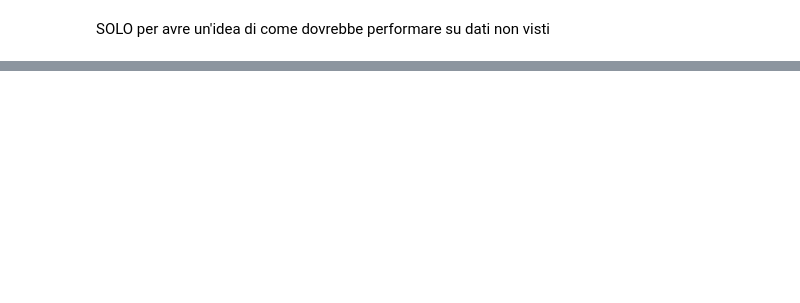
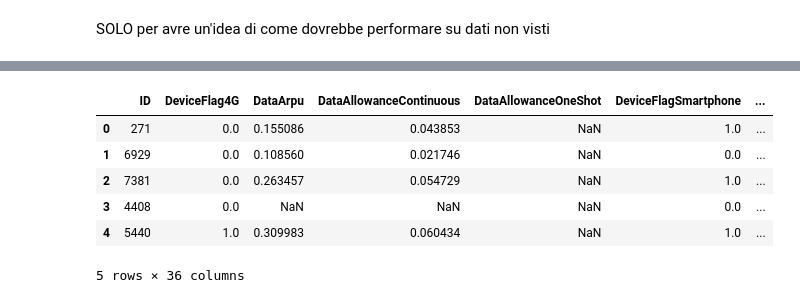
Before and after one commit to EugenioTL/Vodafone_Challenge, a Jupyter notebook: Vodafone.ipynb, the cells around one changed output, grey strips where cells are left out. Drawn from its saved outputs; the diff is of its cells as text; code cells hidden in the pictures; blank space fills up the shorter version.

```diff
--- a/Vodafone.ipynb
+++ b/Vodafone.ipynb
@@ -372,0 +599,13 @@ F1 score on unseen data: 0.602
+# %%
+regions_sort = sorted(test_data['Region'].dropna().unique())
+mapping = {}
+for val, idx in enumerate(regions_sort):
+    mapping[idx] = val
+
+regions = test_data['Region']
+regions.replace(mapping, inplace=True)
+
+#print(mapping, regions)
+regions = np.asarray(regions)
+regions = pd.DataFrame({'Region': regions})
+regions.head()
@@ -372,0 +619,17 @@ F1 score on unseen data: 0.602
+# %%
+provinces_sort = sorted(test_data['Province'].dropna().unique())
+provinces_len = len(provinces_sort) #110 Provinces
+
+mapping = {}
+for val, idx in enumerate(provinces_sort):
+    mapping[idx] = val
+
+provinces = test_data['Province']
+provinces.replace(mapping, inplace=True)
+
+
+#print(provinces_sort, provinces_len)
+#print(mapping, provinces)
+provinces = np.asarray(provinces)
+provinces = pd.DataFrame({'Province': provinces})
+provinces.head()
@@ -372,0 +643,15 @@ F1 score on unseen data: 0.602
+# %%
+# Remove the previous Region and Province columns and then insert the new Region and Province
+test_data = test_data.drop('Region', axis=1)
+test_data = test_data.drop('Province', axis=1)
+test_data = test_data.join(regions)
+test_data = test_data.join(provinces)
+test_data.head()
+# %% [output]
+|  | ID | DeviceFlag4G | DataArpu | DataAllowanceContinuous | DataAllowanceOneShot | DeviceFlagSmartphone | ... |
+| 0 | 271 | 0.0 | 0.155086 | 0.043853 | NaN | 1.0 | ... |
+| 1 | 6929 | 0.0 | 0.108560 | 0.021746 | NaN | 0.0 | ... |
+| 2 | 7381 | 0.0 | 0.263457 | 0.054729 | NaN | 1.0 | ... |
+| 3 | 4408 | 0.0 | NaN | NaN | NaN | 0.0 | ... |
+| 4 | 5440 | 1.0 | 0.309983 | 0.060434 | NaN | 1.0 | ... |
+5 rows × 36 columns
```
Also changed, not shown: parts of 29 cells of this notebook, 1 other file.
